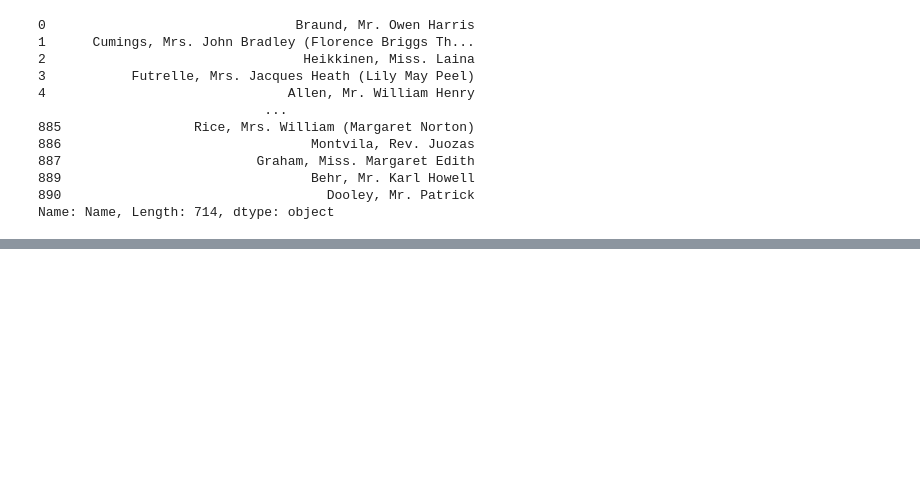
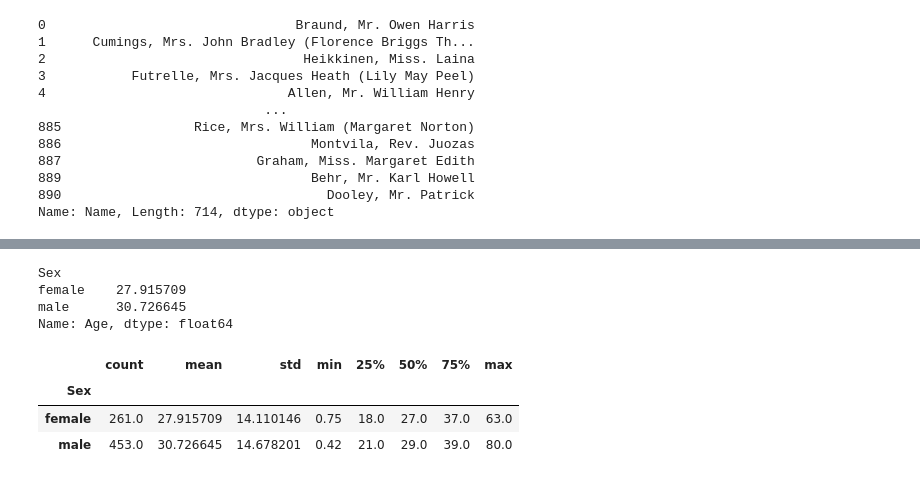
Before and after one commit to bondaralexxx/portfolio, a Jupyter notebook: Pandas_jupyter_notebooks/titanic_dataset/titanic.ipynb, the cells around one changed output, grey strips where cells are left out. Saved outputs shown, nothing was run; the diff lists cells and outputs as text; code cells hidden in the pictures; blank space fills up the shorter version.

```diff
--- a/Pandas_jupyter_notebooks/titanic_dataset/titanic.ipynb
+++ b/Pandas_jupyter_notebooks/titanic_dataset/titanic.ipynb
@@ -215,0 +343,16 @@ Name: Name, Length: 714, dtype: object
+# %%
+# calculating the average age for males and females
+df.groupby('Sex')['Age'].mean()
+# %% [output]
+Sex
+female    27.915709
+male      30.726645
+Name: Age, dtype: float64
+# %%
+#  calculation of statistical indicators
+df.groupby('Sex')['Age'].describe()
+# %% [output]
+|  | count | mean | std | min | 25% | 50% | 75% | max |
+| Sex |  |  |  |  |  |  |  |  |
+| female | 261.0 | 27.915709 | 14.110146 | 0.75 | 18.0 | 27.0 | 37.0 | 63.0 |
+| male | 453.0 | 30.726645 | 14.678201 | 0.42 | 21.0 | 29.0 | 39.0 | 80.0 |
```
Also changed, not shown: parts of 24 cells of this notebook.
